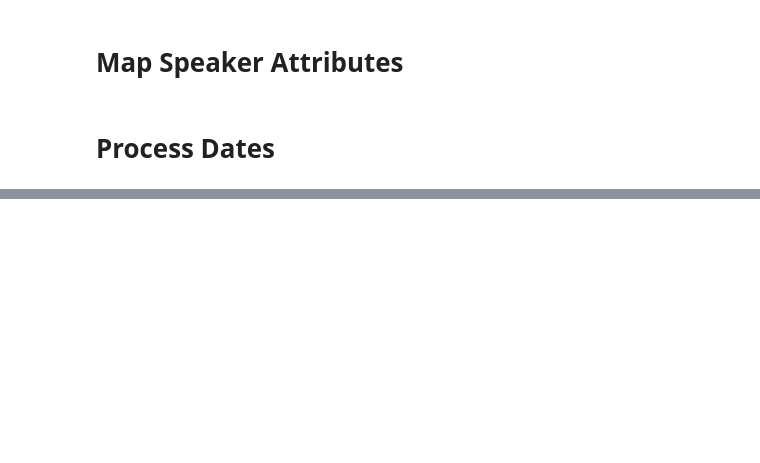
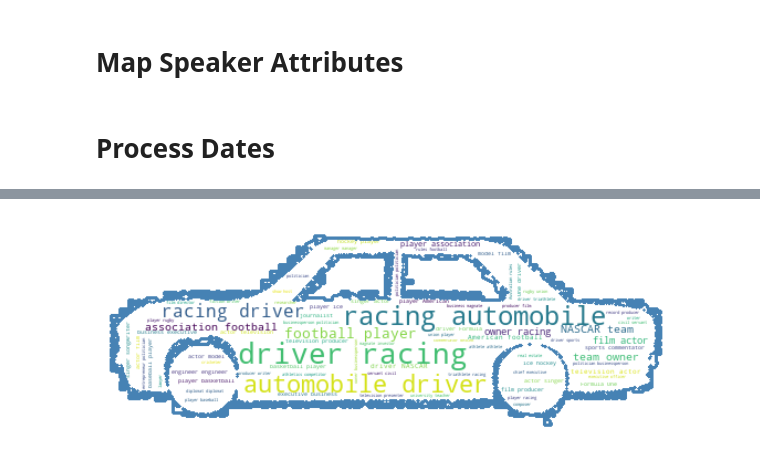
Before and after one commit to epfl-ada/ada-2021-project-les-quatre-neurones, a Jupyter notebook: pipeline.ipynb, the cells around one changed output, grey strips where cells are left out. Drawn from its saved outputs; the diff is of its cells as text; code cells hidden in the pictures; blank space fills up the shorter version.

```diff
--- a/pipeline.ipynb
+++ b/pipeline.ipynb
@@ -429,6 +321,6 @@ df_tesla = process_dataframe_quotes(df_tesla, time_range, speakers, explode_by)
 start = datetime.strptime(str('2017-07-28 00:00:00'), '%Y-%m-%d %H:%M:%S')
 end = datetime.strptime(str('2017-07-28 23:59:59'), '%Y-%m-%d %H:%M:%S')
 time_range = [start,end]
-speakers = df_speakers_att_chevy[['name_qids','name_label','occupations_qids']]
+speakers = df_speakers_att_chevy[['name_qids','name_label','occupations_qids','occupation_label','nationality_label']]
 explode_by = 'occupations_qids'
 df_chevy = process_dataframe_quotes(df_chevy, time_range, speakers, explode_by)
@@ -459,0 +363,4 @@ test
+# %%
+wordcloud_plot(df_chevy["occupation_label"], mask = mask)
+# %% [output]
+[figure, added]
```
Also changed, not shown: parts of 40 cells of this notebook.
